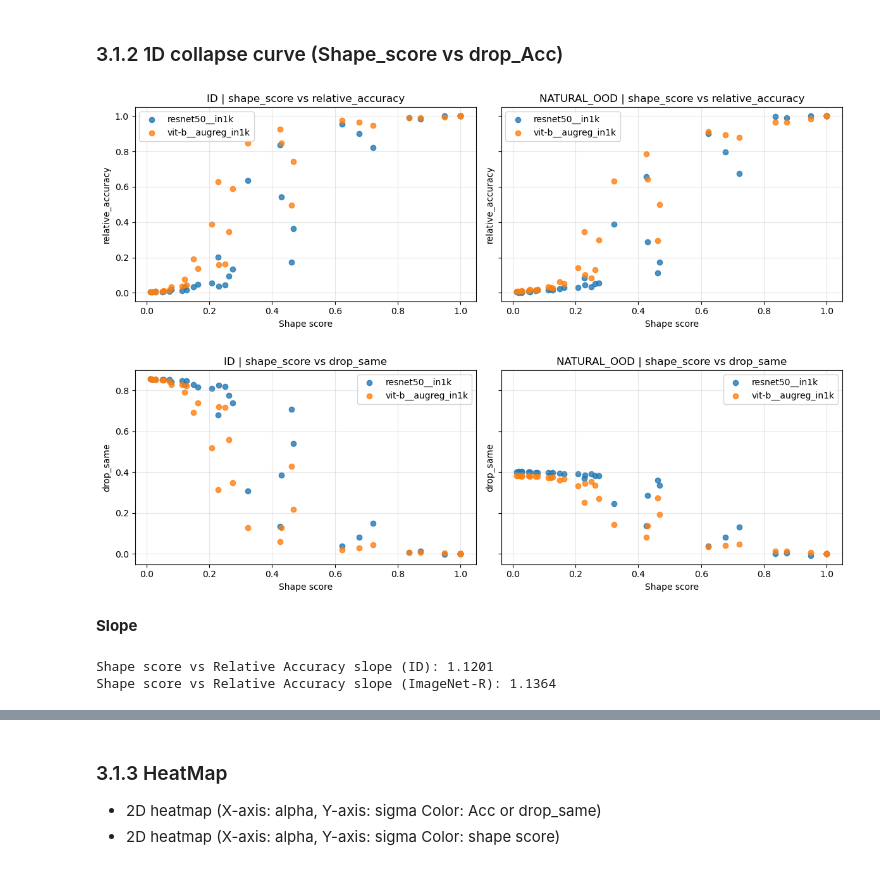
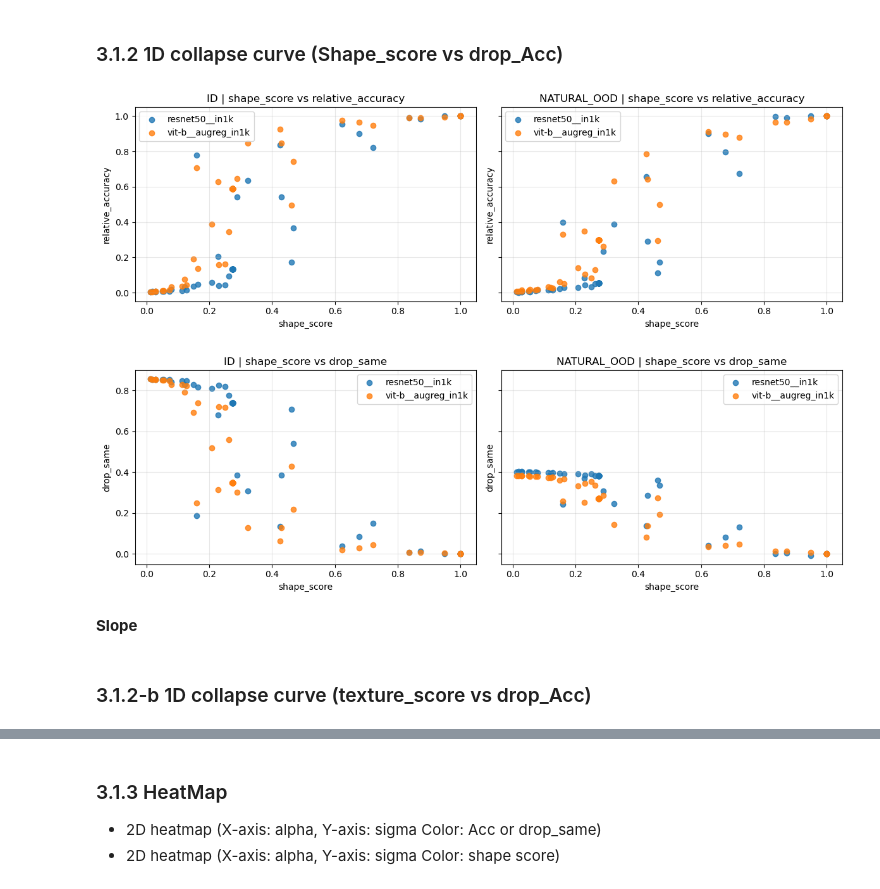
Before and after one commit to sdsdsdsdaf/Feature-Reliance, a Jupyter notebook: results_analysis.ipynb, the cells around one changed output, grey strips where cells are left out. Saved outputs shown, nothing was run; the diff lists cells and outputs as text; code cells hidden in the pictures.

```diff
--- a/results_analysis.ipynb
+++ b/results_analysis.ipynb
@@ -764,0 +952,6 @@ np.float64(1.0)
+# %%
+lw_summary = sweep_summary[
+    sweep_summary["perturbation"] == "localwarp"
+].copy()
+
+display(lw_summary)
@@ -847,5 +1160,5 @@ plot_localwarp_sweep_curves(
 # %%
-def plot_lw_collapse(
+def plot_score_collapse(
     df,
     score_col="shape_score",
     perf_col="relative_accuracy",
@@ -873,7 +1186,7 @@ def plot_lw_collapse(
             )
 
         ax.set_title(f"{domain.upper()} | {score_col} vs {perf_col}")
-        ax.set_xlabel("Shape score")
+        ax.set_xlabel(score_col)
         ax.set_ylabel(perf_col)
         ax.grid(alpha=0.3)
         ax.legend()
@@ -1029,33 +1342,37 @@ def plot_lw_iso(
     fig.colorbar(im, ax=ax)
     plt.tight_layout()
     plt.show()
+# %%
+shape_collapse_df = pd.concat([
+    lw_summary,
+    fixed_summary[
+        fixed_summary["perturbation"].isin(["patchshuffle", "patchrotation"])
+    ],
+], ignore_index=True)
+
+texture_control_df = pd.concat([
+    bilateral_summary,
+    # 나중에 gaussian 있으면 추가
+    # sweep_summary[sweep_summary["perturbation"] == "gaussian"]
+], ignore_index=True)
 # %% [markdown]
 ### 3.1.2 1D collapse curve (Shape_score vs drop_Acc)
 # %%
 # rel_acc 기반 (논문용)
-plot_lw_collapse(lw_summary, perf_col="relative_accuracy")
-plot_lw_collapse(lw_summary, perf_col="drop_same")
+plot_score_collapse(
+    shape_collapse_df,
+    score_col="shape_score",
+    perf_col="relative_accuracy",
+)
+plot_score_collapse(
+    shape_collapse_df,
+    score_col="shape_score",
+    perf_col="drop_same",
+)
 # %% [output]
-[figure, old version]
+[figure, new version]
-[figure, old version]
+[figure, new version]
 # %% [markdown]
 **Slope**
-# %%
-def slope(x, y):
-    m, _ = np.polyfit(x, y, 1)
-    return m
-
-shape_base = lw_summary[lw_summary['domain_type'] == 'id']["shape_score"]
-relacc_base = lw_summary[lw_summary['domain_type'] == 'id']["relative_accuracy"]
-m_base = slope(shape_base, relacc_base)
-# m_ours = slope(shape_ours, relacc_ours) #-> 후에 Intervention group 추가하면 비교 가능하도록
-print(f"Shape score vs Relative Accuracy slope (ID): {m_base:.4f}")
-
-shape_base = lw_summary[lw_summary['domain_type'] == 'natural_ood']["shape_score"]
-relacc_base = lw_summary[lw_summary['domain_type'] == 'natural_ood']["relative_accuracy"]
-m_base = slope(shape_base, relacc_base)
-# m_ours = slope(shape_ours, relacc_ours) #-> 후에 Intervention group 추가하면 비교 가능하도록
-print(f"Shape score vs Relative Accuracy slope (ImageNet-R): {m_base:.4f}")
-# %% [output]
-Shape score vs Relative Accuracy slope (ID): 1.1201
-Shape score vs Relative Accuracy slope (ImageNet-R): 1.1364
+# %% [markdown]
+### 3.1.2-b 1D collapse curve (texture_score vs drop_Acc)
```
Also changed, not shown: parts of 24 cells of this notebook, 5 other files.
